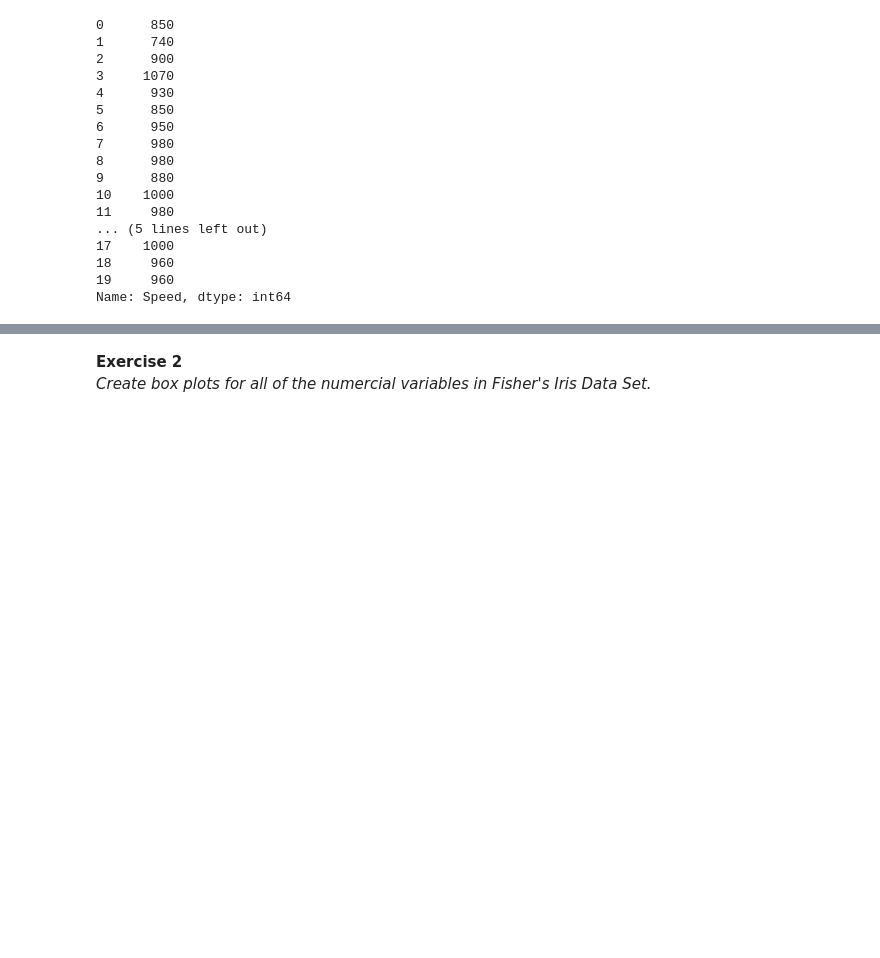
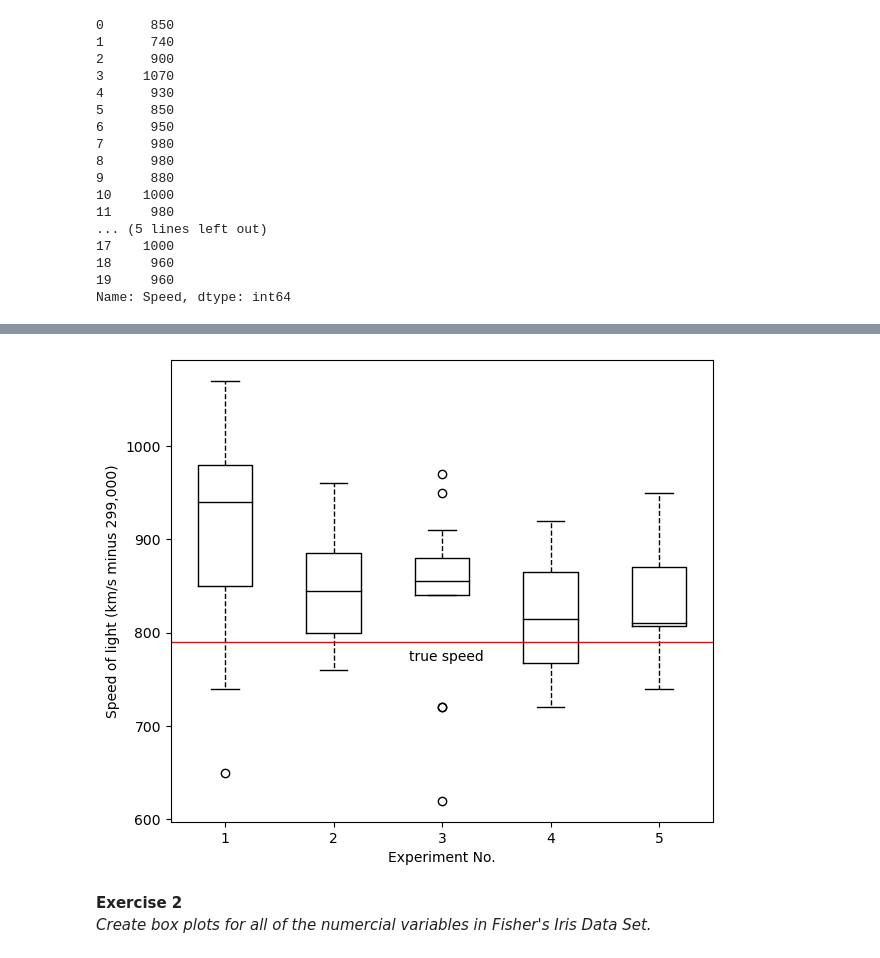
Before and after one commit to Tanja888/funddata-assessment, a Jupyter notebook: practicals/04-outliers-exercises.ipynb, the cells around one changed output, grey strips where cells are left out. Cells and saved outputs as stored; diff of their text form; code cells hidden in the pictures; blank space fills up the shorter version.

```diff
--- a/practicals/04-outliers-exercises.ipynb
+++ b/practicals/04-outliers-exercises.ipynb
@@ -50,0 +60,3 @@ _Create box plots on a single set of axes for all five experiments in the morley
+# %%
+morley_experiments = morley.iloc[:, 3].values.reshape(5, 20).T
+morley_experiments
@@ -51,3 +84,12 @@ _Create box plots on a single set of axes for all five experiments in the morley
+# %%
+fig, ax = plt.subplots(figsize=(7,6))
+ax.boxplot(morley_experiments, whiskerprops = dict(linestyle='--'), medianprops=dict(color='#000000'));
+ax.set_xlabel('Experiment No.')
+ax.set_ylabel('Speed of light (km/s minus 299,000)');
+ax.axhline(y=790, color='red', linewidth=1, label='true speed')
+ax.text(x=2.7, y=770, s='true speed');
+# %% [output]
+[figure, added]
 # %% [markdown]
 **Exercise 2**
 _Create box plots for all of the numercial variables in Fisher's Iris Data Set._
```
Also changed, not shown: parts of 8 cells of this notebook.
